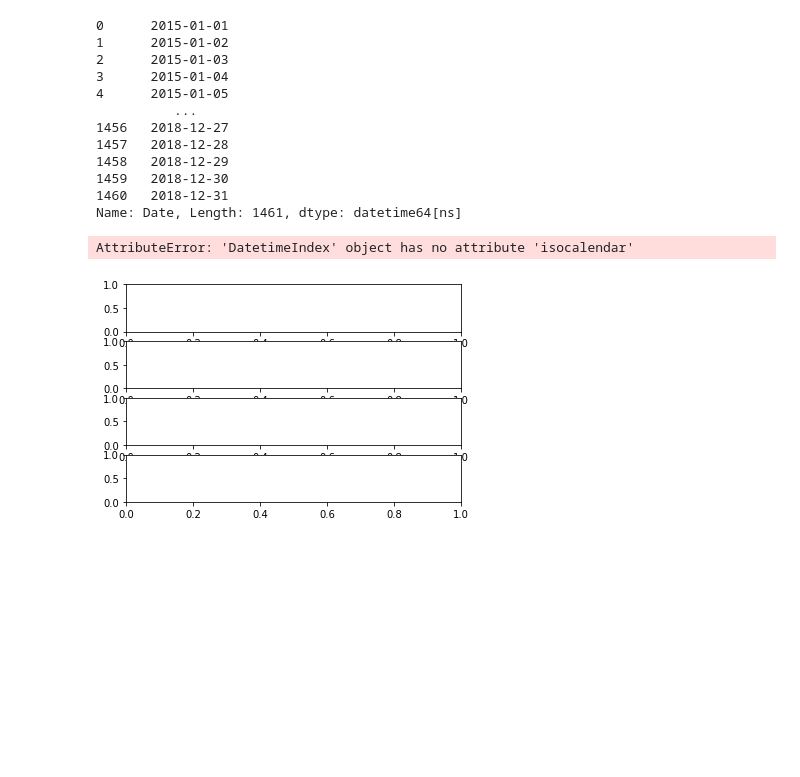
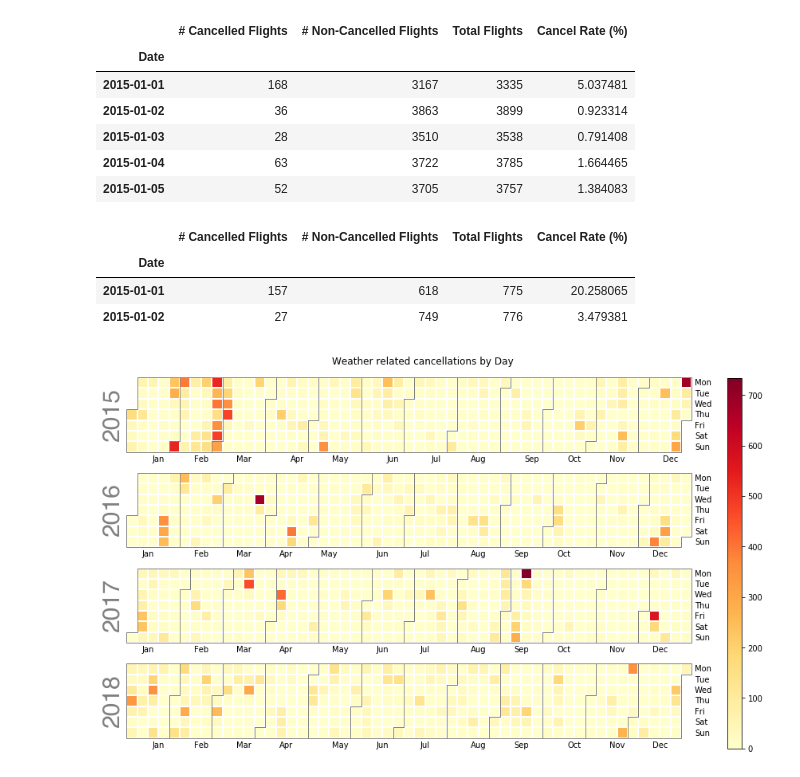
Before and after one commit to domingo-aj/Group-Project-1, a Jupyter notebook: Calendar Heatmap/calendar_heatmap.ipynb, the cells around one changed output. Saved outputs shown, nothing was run; the diff lists cells and outputs as text; code cells hidden in the pictures; blank space fills up the shorter version.

Commit message:
adding final plots for calendar heatmap

```diff
--- a/Calendar Heatmap/calendar_heatmap.ipynb
+++ b/Calendar Heatmap/calendar_heatmap.ipynb
@@ -53,27 +56,17 @@ daily_summed["Cancel Rate (%)"] = (daily_summed["# Cancelled Flights"] / daily_s
 
 daily_summed['Date'] = pd.to_datetime(daily_summed['Date'])
 
-instance = daily_summed['Date']
-instance
+daily_summed = daily_summed.set_index('Date')
 
-#print("ISO Date:{}".format(instance.isocalendar()))
-
-#daily_summed = daily_summed.set_index('Date')
-
-# daily_summed.head()
+daily_summed.head()
 # %% [output]
-0      2015-01-01
-1      2015-01-02
-2      2015-01-03
-3      2015-01-04
-4      2015-01-05
-          ...
-1456   2018-12-27
-1457   2018-12-28
-1458   2018-12-29
-1459   2018-12-30
-1460   2018-12-31
-Name: Date, Length: 1461, dtype: datetime64[ns]
+|  | # Cancelled Flights | # Non-Cancelled Flights | Total Flights | Cancel Rate (%) |
+| Date |  |  |  |  |
+| 2015-01-01 | 168 | 3167 | 3335 | 5.037481 |
+| 2015-01-02 | 36 | 3863 | 3899 | 0.923314 |
+| 2015-01-03 | 28 | 3510 | 3538 | 0.791408 |
+| 2015-01-04 | 63 | 3722 | 3785 | 1.664465 |
+| 2015-01-05 | 52 | 3705 | 3757 | 1.384083 |
 # %%
 dfw_summed = pd.merge(dfw_c, dfw_nc, on="Date").drop(columns=['Origin_x', 'Origin_y'])
 dfw_summed = dfw_summed.rename(columns={"Weather Delay_x": "# Cancelled Flights",
@@ -81,6 +74,14 @@ dfw_summed = dfw_summed.rename(columns={"Weather Delay_x": "# Cancelled Flights"
 
 dfw_summed["Total Flights"] = dfw_summed["# Cancelled Flights"] + dfw_summed["# Non-Cancelled Flights"]
 dfw_summed["Cancel Rate (%)"] = (dfw_summed["# Cancelled Flights"] / dfw_summed["Total Flights"]) * 100
+
+dfw_summed = dfw_summed.set_index('Date')
+dfw_summed.head(2)
+# %% [output]
+|  | # Cancelled Flights | # Non-Cancelled Flights | Total Flights | Cancel Rate (%) |
+| Date |  |  |  |  |
+| 2015-01-01 | 157 | 618 | 775 | 20.258065 |
+| 2015-01-02 | 27 | 749 | 776 | 3.479381 |
 # %%
 atl_summed = pd.merge(atl_c, atl_nc, on="Date").drop(columns=['Origin_x', 'Origin_y'])
 atl_summed = atl_summed.rename(columns={"Weather Delay_x": "# Cancelled Flights",
@@ -112,12 +121,16 @@ ord_summed["Cancel Rate (%)"] = (ord_summed["# Cancelled Flights"] / ord_summed[
 # %%
 #totals map
 totals = pd.Series(daily_summed["# Cancelled Flights"]).astype(float)
 totals.head()
 
+calplot.calplot(data=totals, cmap='YlOrRd', how=None, yearlabels=True, yearascending=True,
+                subplot_kws=None, gridspec_kws=None, figsize=None,
+                fig_kws=None, colorbar=None, suptitle="Weather related cancellations by Day",
+                suptitle_kws=None, tight_layout=True )
 
-#calmap.calendarplot(data=totals, yearlabels=True)
+plt.savefig('../Plot Images/all_airports_wc_daily.png')
+plt.show()
 
 #calmap.calendarplot(totals, yearlabels=True, yearascending=True, yearlabel_kws=None, subplot_kws=None, gridspec_kws=None, fig_kws=None, **kwargs)
 # %% [output]
-AttributeError: 'DatetimeIndex' object has no attribute 'isocalendar'
-[figure, old version]
+[figure, new version]
```
Also changed, not shown: parts of 11 cells of this notebook, 6 other files.
